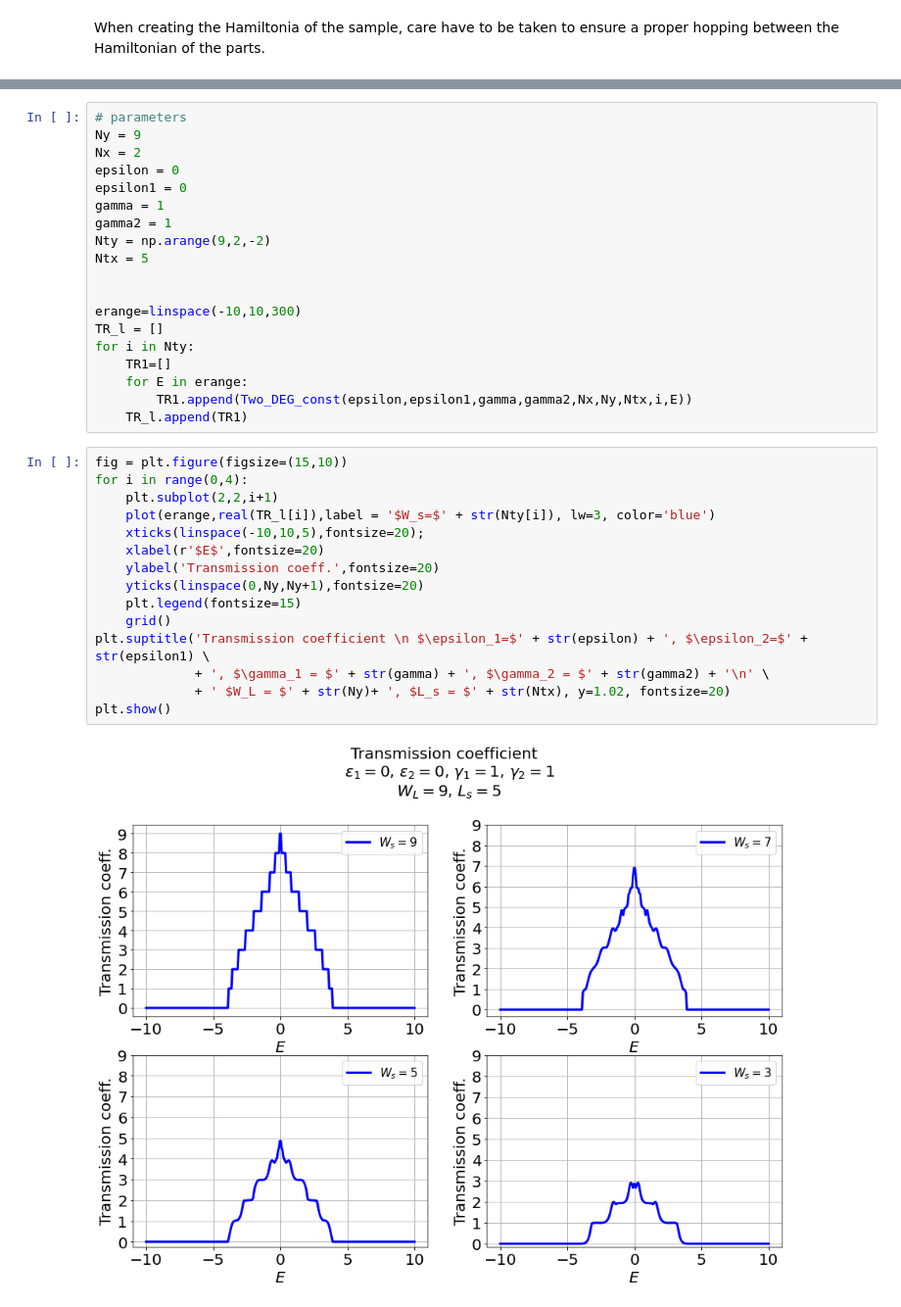
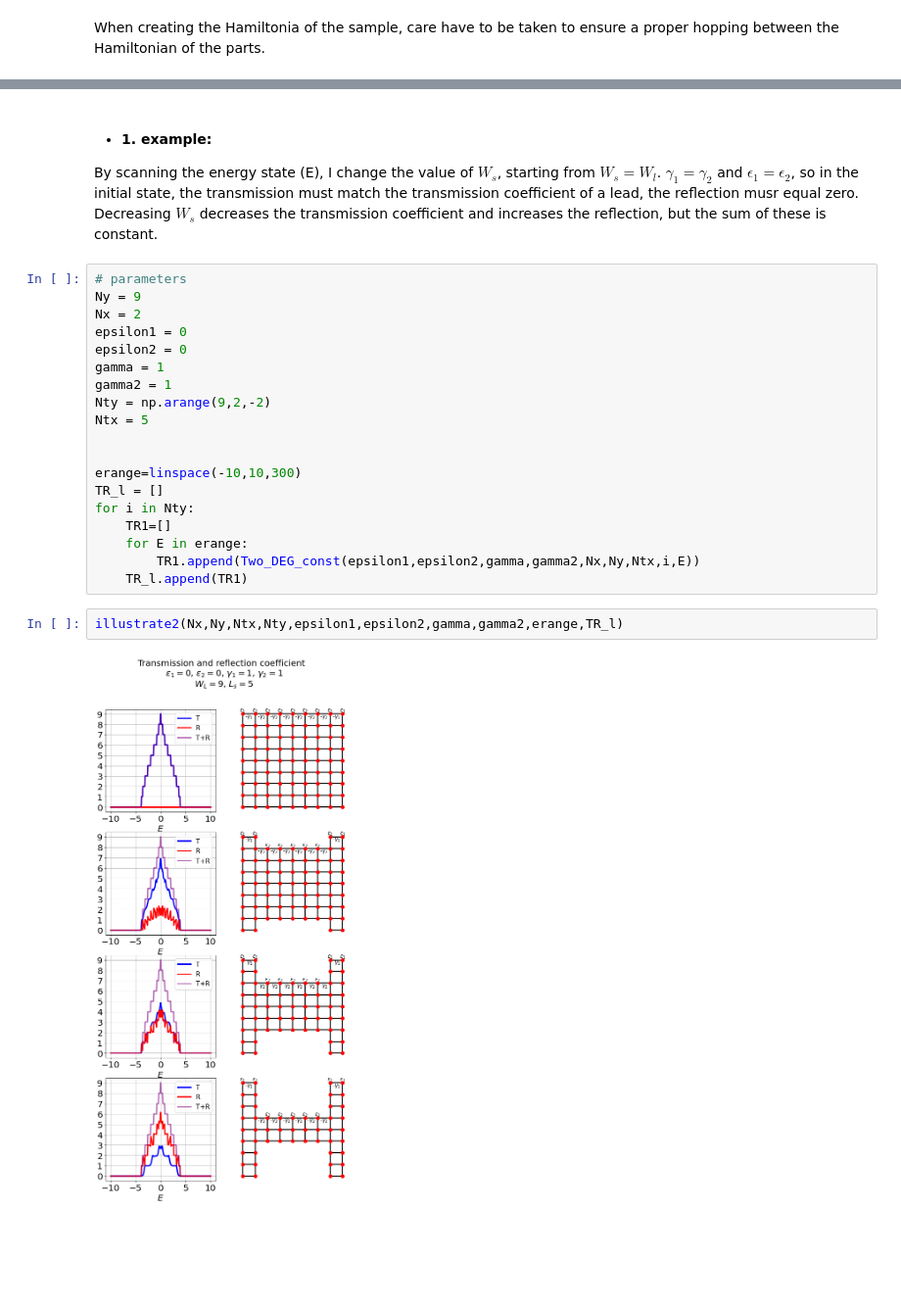
Before and after one commit to kuplung98/Quantum_transport, a Jupyter notebook: quantum_transport_2DEG_constriction.ipynb, the cells around one changed output, grey strips where cells are left out. Shown: that part at 98% size. Cells and saved outputs as stored; diff of their text form; blank space fills up the shorter version.

```diff
--- a/quantum_transport_2DEG_constriction.ipynb
+++ b/quantum_transport_2DEG_constriction.ipynb
@@ -543,9 +704,12 @@ grid()
+# %% [markdown]
+- #### 1. example:
+By scanning the energy state (E), I change the value of $W_s$, starting from $W_s = W_l$. $\gamma_1 = \gamma_2$ and $\epsilon_1 = \epsilon_2$, so  in the initial state, the transmission must match the transmission coefficient of a lead, the reflection musr equal zero. Decreasing $W_s$ decreases the transmission coefficient and increases the reflection, but the sum of these is constant.
 # %%
 # parameters
 Ny = 9
 Nx = 2
-epsilon = 0
 epsilon1 = 0
+epsilon2 = 0
 gamma = 1
 gamma2 = 1
 Nty = np.arange(9,2,-2)
@@ -557,22 +721,9 @@ TR_l = []
 for i in Nty:
     TR1=[]
     for E in erange:
-        TR1.append(Two_DEG_const(epsilon,epsilon1,gamma,gamma2,Nx,Ny,Ntx,i,E))
+        TR1.append(Two_DEG_const(epsilon1,epsilon2,gamma,gamma2,Nx,Ny,Ntx,i,E))
     TR_l.append(TR1)
-# %%
-fig = plt.figure(figsize=(15,10))
-for i in range(0,4):
-    plt.subplot(2,2,i+1)
-    plot(erange,real(TR_l[i]),label = '$W_s=$' + str(Nty[i]), lw=3, color='blue')
-    xticks(linspace(-10,10,5),fontsize=20);
-    xlabel(r'$E$',fontsize=20)
-    ylabel('Transmission coeff.',fontsize=20)
-    yticks(linspace(0,Ny,Ny+1),fontsize=20)
-    plt.legend(fontsize=15)
-    grid()
-plt.suptitle('Transmission coefficient \n $\epsilon_1=$' + str(epsilon) + ', $\epsilon_2=$' + str(epsilon1) \
-             + ', $\gamma_1 = $' + str(gamma) + ', $\gamma_2 = $' + str(gamma2) + '\n' \
-             + ' $W_L = $' + str(Ny)+ ', $L_s = $' + str(Ntx), y=1.02, fontsize=20)
-plt.show()
-# %% [output]
-[figure, removed]
+# %%
+illustrate2(Nx,Ny,Ntx,Nty,epsilon1,epsilon2,gamma,gamma2,erange,TR_l)
+# %% [output]
+[figure, added]
```
Also changed, not shown: parts of 22 cells of this notebook.
